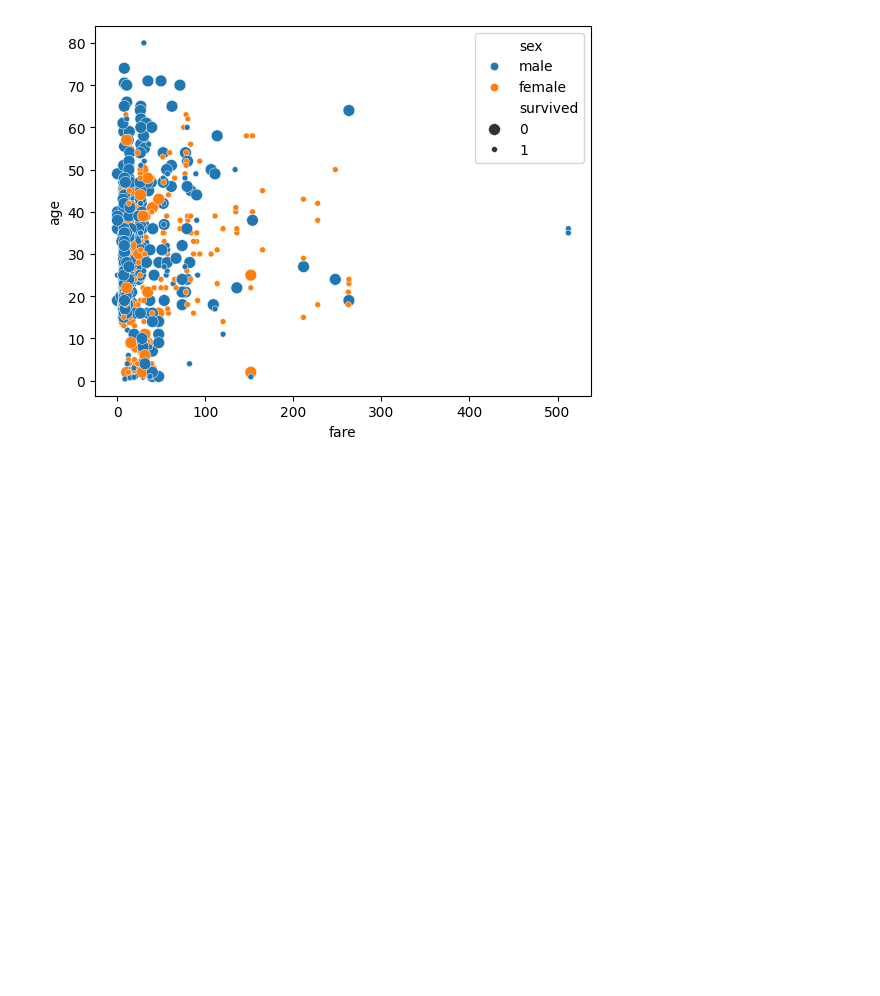
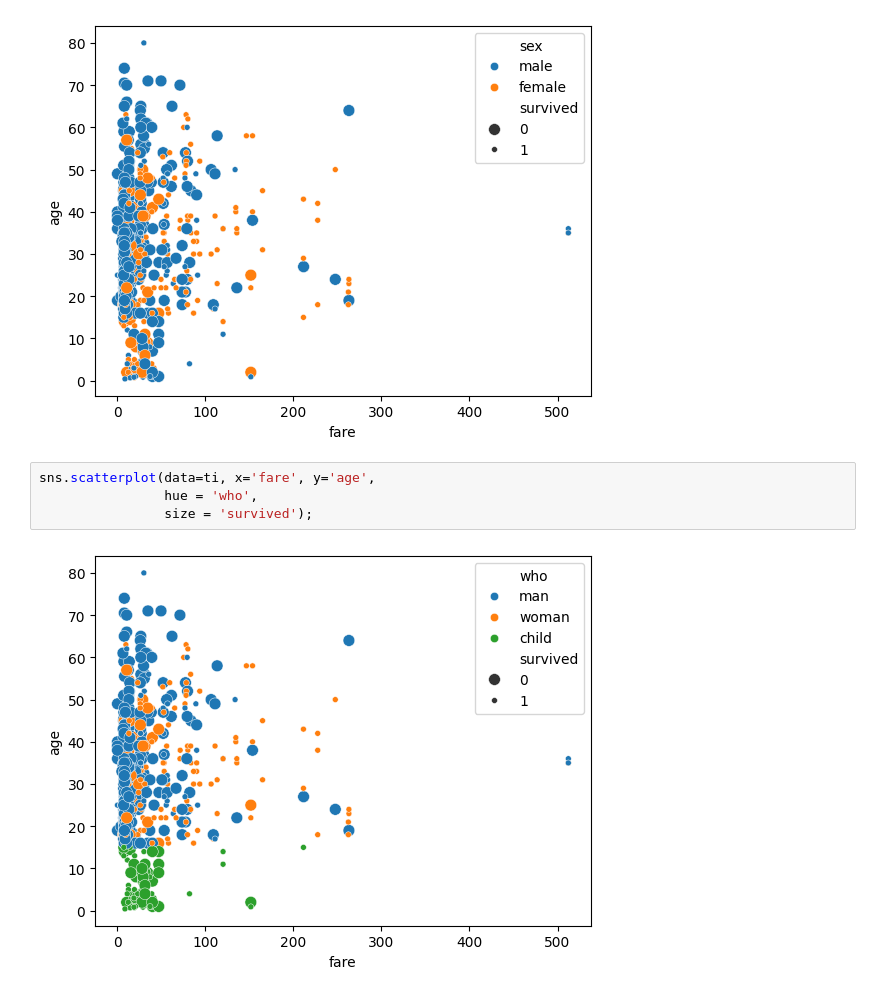
Before and after one commit to aseem-raspberry/OpenAI-Training, a Jupyter notebook: Sep24_002_EDA_Visuals.ipynb, the cells around one changed output. Cells and saved outputs as stored; diff of their text form; blank space fills up the shorter version.

```diff
--- a/Sep24_002_EDA_Visuals.ipynb
+++ b/Sep24_002_EDA_Visuals.ipynb
@@ -309,3 +309,9 @@ sns.scatterplot(data=ti, x='fare', y='age',
                 size = 'survived');
 # %% [output]
 [figure]
+# %%
+sns.scatterplot(data=ti, x='fare', y='age',
+                hue = 'who',
+                size = 'survived');
+# %% [output]
+[figure, added]
```
Also changed, not shown: parts of 2 cells of this notebook.
